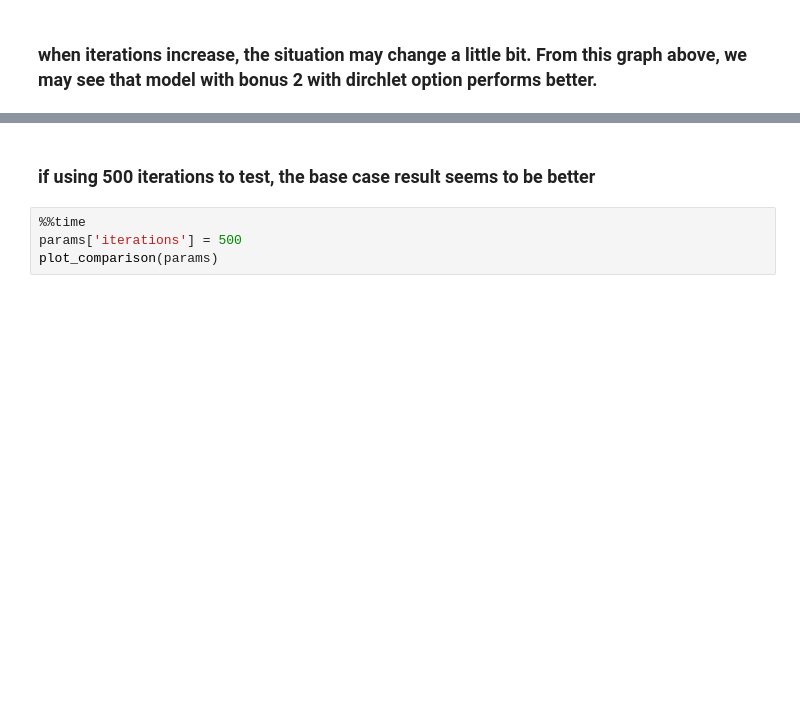
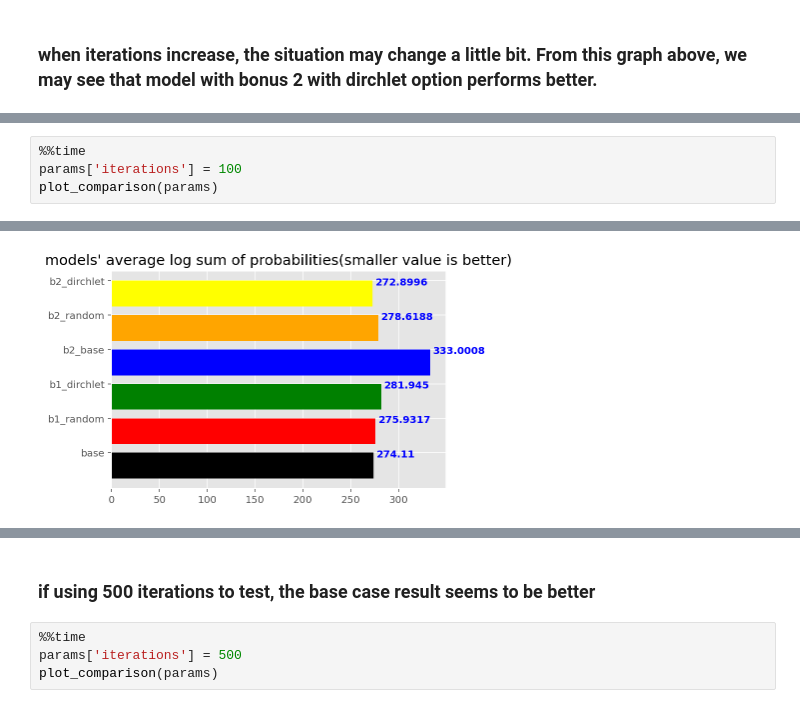
Before and after one commit to amor-tsai/NLP_project, a Jupyter notebook: program2_bonus3_report.ipynb, the cells around one changed output, grey strips where cells are left out. Drawn from its saved outputs; the diff is of its cells as text; blank space fills up the shorter version.

```diff
--- a/program2_bonus3_report.ipynb
+++ b/program2_bonus3_report.ipynb
@@ -162,0 +138,5 @@ Wall time: 6.98 s
+# %%
+%%time
+params['iterations'] = 100
+plot_comparison(params)
+# %% [output]
@@ -162,0 +146 @@ Wall time: 6.98 s
+[figure, added]
```
Also changed, not shown: parts of 11 cells of this notebook, 2 other files.
